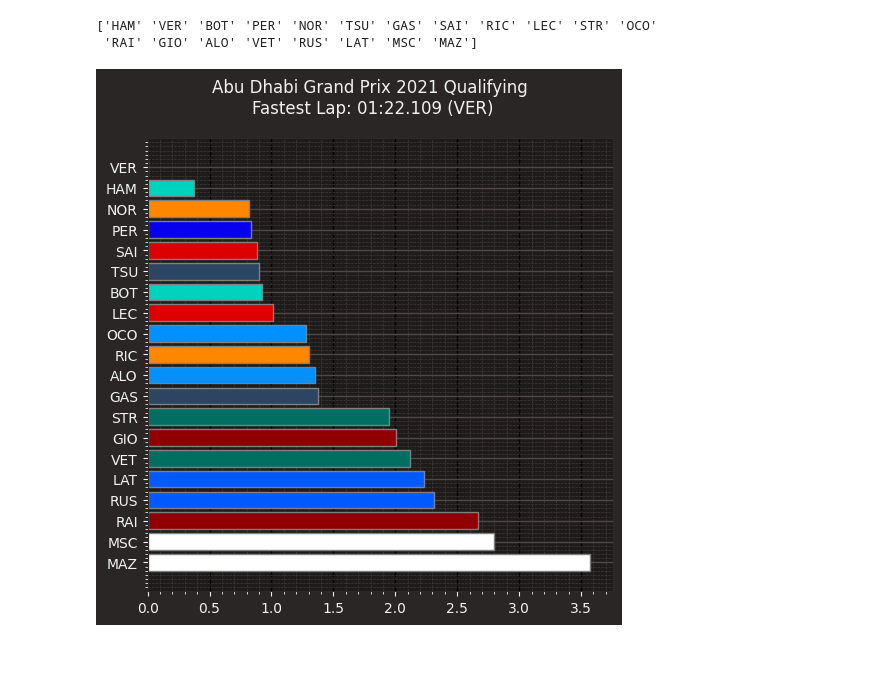
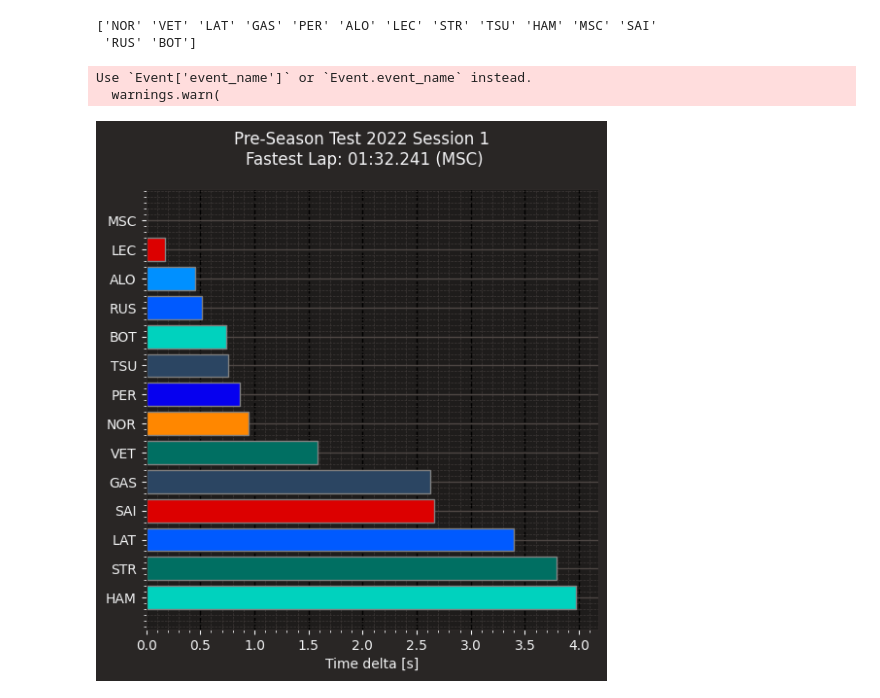
Before and after one commit to professorconst/formula1, a Jupyter notebook: 2022/00_Testing/session_1.ipynb, the cells around one changed output. Cells and saved outputs as stored; diff of their text form; code cells hidden in the pictures; blank space fills up the shorter version.

```diff
--- a/2022/00_Testing/session_1.ipynb
+++ b/2022/00_Testing/session_1.ipynb
@@ -9,9 +9,9 @@ from fastf1.core import Laps
 import pandas as pd
 import seaborn as sns
 # %%
-year = 2021 #GP year
-gp = 'Abu Dhabi' # GP name
-event = 'Q' # Q for qualifying, FP1 for free practice 1, R for race
+year = 2022 #GP year
+gp = 'testing' # GP name
+event = 3 # Q for qualifying, FP1 for free practice 1, R for race
 # %%
 
 # Configure matplotlib and f1 plots with this intit
@@ -25,7 +23,7 @@ NotADirectoryError: Cache directory does not exist! Please check for typos or cr
 # %%
-
 # Get qualification session
-session = fastf1.get_session(year, gp, event)
-laps = session.load_laps()
+session = fastf1.get_testing_session(year, 2, 3)
+laps = session.load_laps(with_telemetry=True)
 laps.dropna(subset=['Driver'], inplace = True)
+laps = laps[laps.IsAccurate==True]
 # %% [output]
@@ -41,5 +47,4 @@ core           INFO     Loaded data for 20 drivers: ['44', '33', '77', '11', '4'
 # %%
-
 # Get an array of all drivers
 drivers = pd.unique(laps['Driver'])
 print(drivers)
@@ -51,8 +56,8 @@ for drv in drivers:
     list_fastest_laps.append(drvs_fastest_lap)
 fastest_laps = Laps(list_fastest_laps).sort_values(by='LapTime').reset_index(drop=True)
 # %% [output]
-['HAM' 'VER' 'BOT' 'PER' 'NOR' 'TSU' 'GAS' 'SAI' 'RIC' 'LEC' 'STR' 'OCO'
- 'RAI' 'GIO' 'ALO' 'VET' 'RUS' 'LAT' 'MSC' 'MAZ']
+['NOR' 'VET' 'LAT' 'GAS' 'PER' 'ALO' 'LEC' 'STR' 'TSU' 'HAM' 'MSC' 'SAI'
+ 'RUS' 'BOT']
 # %%
 
 # Get the pole lap
@@ -67,19 +72,21 @@ for index, lap in fastest_laps.iterlaps():
     color = fastf1.plotting.team_color(lap['Team'])
     team_colors.append(color)
 # %%
-
 # Plot the table
 fig, ax = plt.subplots()
 ax.barh(fastest_laps.index, fastest_laps['LapTimeDelta'], color=team_colors, edgecolor='grey')
 ax.set_yticks(fastest_laps.index)
 ax.set_yticklabels(fastest_laps['Driver'])
 ax.invert_yaxis()
 ax.set_axisbelow(True)
 ax.xaxis.grid(True, which='major', linestyle='--', color='black', zorder=-1000)
 
 lap_time_string = strftimedelta(pole_lap['LapTime'], '%m:%s.%ms')
-plt.suptitle(f"{session.weekend.name} {session.weekend.year} Qualifying \n"
+plt.suptitle(f"{session.event.name} {session.event.year} Session 1 \n"
 f"Fastest Lap: {lap_time_string} ({pole_lap['Driver']})")
+plt.xlabel('Time delta [s]')
 plt.show()
 # %% [output]
+Use `Event['event_name']` or `Event.event_name` instead.
+  warnings.warn(
-[figure, old version]
+[figure, new version]
```
Also changed, not shown: parts of 4 cells of this notebook, 1 other file.
